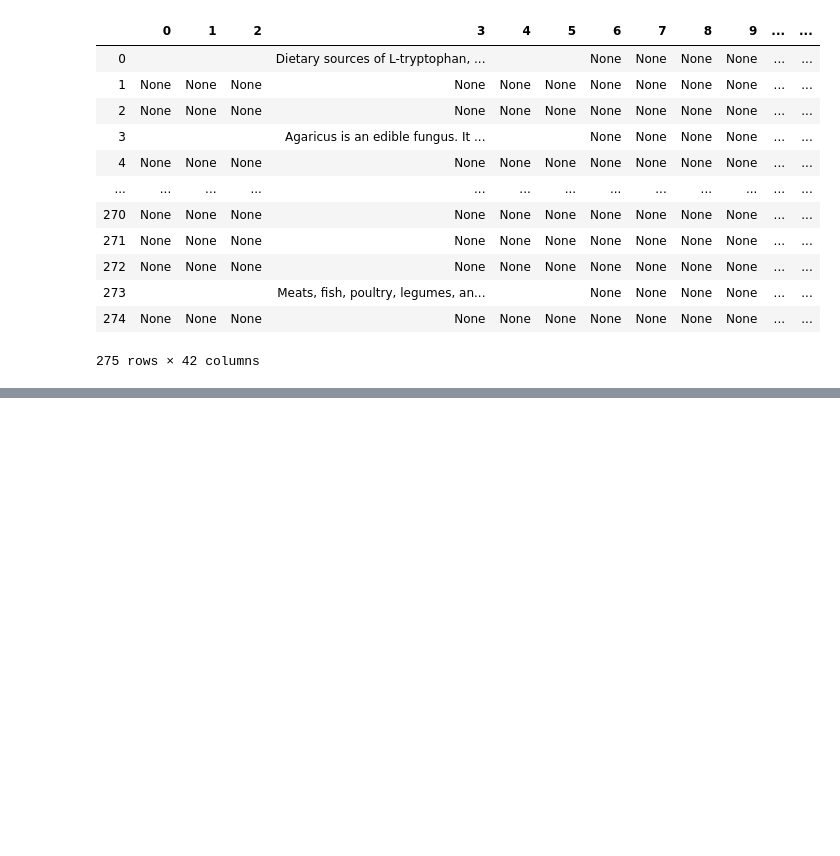
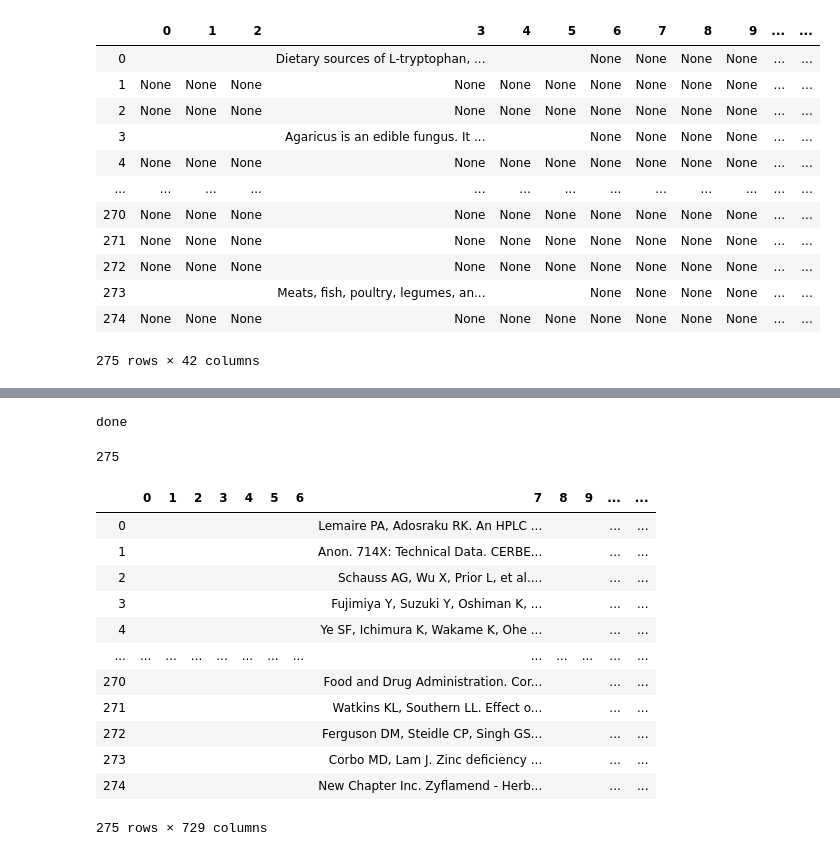
Before and after one commit to yingxuan0806/UROP-OncoRx, a Jupyter notebook: Data/About Herbs/scraper.ipynb, the cells around one changed output, grey strips where cells are left out. Cells and saved outputs as stored; diff of their text form; code cells hidden in the pictures; blank space fills up the shorter version.

```diff
--- a/Data/About Herbs/scraper.ipynb
+++ b/Data/About Herbs/scraper.ipynb
@@ -1104,0 +1305,18 @@ print("done")
+# %%
+# h lab interactions
+h_lab = []
+
+for i in range(len(link)):
+    response = requests.get(link[i])
+    data_ = response.text
+    soup = BeautifulSoup(data_, 'lxml')
+    lab = soup.find('div', class_ = """clearfix text-formatted field field-node--field-herb-lab-interactions field-name-field-herb-lab-interactions field-type-text-long""")
+    if lab is None:
+        h_lab.append("")
+
+    if lab is not None:
+        lab = lab.text
+        lab = lab.split("\n")
+        h_lab.append(hdi)
+
+print("done")
@@ -1104,0 +1348,39 @@ print("done")
+# %%
+# references
+ref = []
+
+for i in range(len(link)):
+    response = requests.get(link[i])
+    data_ = response.text
+    soup = BeautifulSoup(data_, 'lxml')
+    raw_ref = soup.find('div', class_ = """clearfix text-formatted field field-node--field-shared-references field-name-field-shared-references field-type-text-long""")
+    if raw_ref is None:
+        ref.append("")
+
+    if raw_ref is not None:
+        raw_ref = raw_ref.text
+        raw_ref = raw_ref.split("\n")
+        ref.append(raw_ref)
+
+print("done")
+# %% [output]
+done
+# %%
+print(len(ref))
+ref_df = pd.DataFrame(ref)
+ref_df
+# %% [output]
+275
+|  | 0 | 1 | 2 | 3 | 4 | 5 | 6 | 7 | 8 | 9 | ... | ... |
+| 0 |  |  |  |  |  |  |  | Lemaire PA, Adosraku RK. An HPLC ... |  |  | ... | ... |
+| 1 |  |  |  |  |  |  |  | Anon. 714X: Technical Data. CERBE... |  |  | ... | ... |
+| 2 |  |  |  |  |  |  |  | Schauss AG, Wu X, Prior L, et al.... |  |  | ... | ... |
+| 3 |  |  |  |  |  |  |  | Fujimiya Y, Suzuki Y, Oshiman K, ... |  |  | ... | ... |
+| 4 |  |  |  |  |  |  |  | Ye SF, Ichimura K, Wakame K, Ohe ... |  |  | ... | ... |
+| ... | ... | ... | ... | ... | ... | ... | ... | ... | ... | ... | ... | ... |
+| 270 |  |  |  |  |  |  |  | Food and Drug Administration. Cor... |  |  | ... | ... |
+| 271 |  |  |  |  |  |  |  | Watkins KL, Southern LL. Effect o... |  |  | ... | ... |
+| 272 |  |  |  |  |  |  |  | Ferguson DM, Steidle CP, Singh GS... |  |  | ... | ... |
+| 273 |  |  |  |  |  |  |  | Corbo MD, Lam J. Zinc deficiency ... |  |  | ... | ... |
+| 274 |  |  |  |  |  |  |  | New Chapter Inc. Zyflamend - Herb... |  |  | ... | ... |
+275 rows × 729 columns
```
Also changed, not shown: parts of 20 cells of this notebook, 10 other files.
